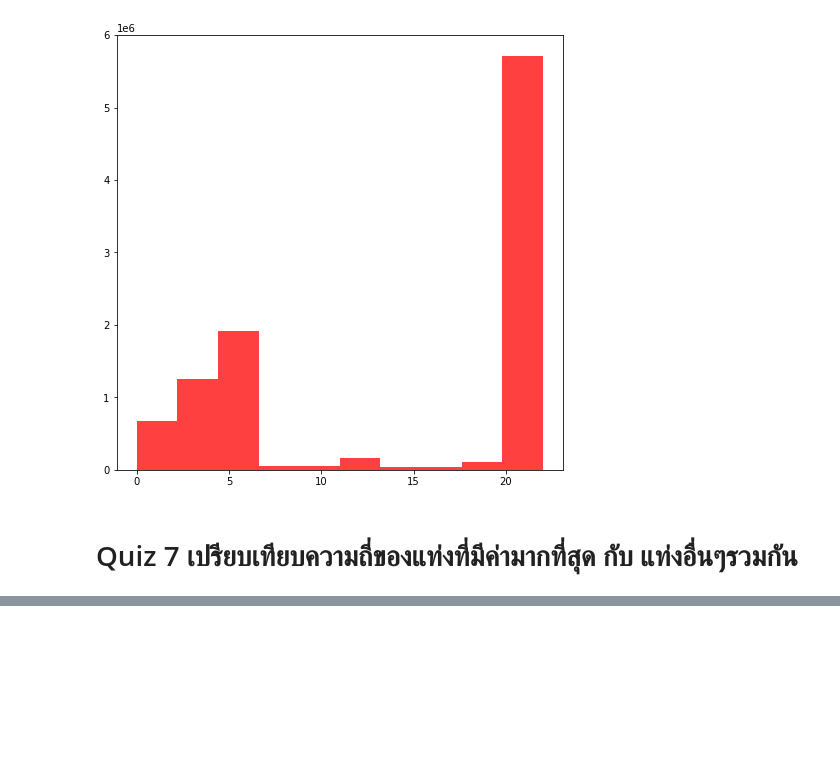
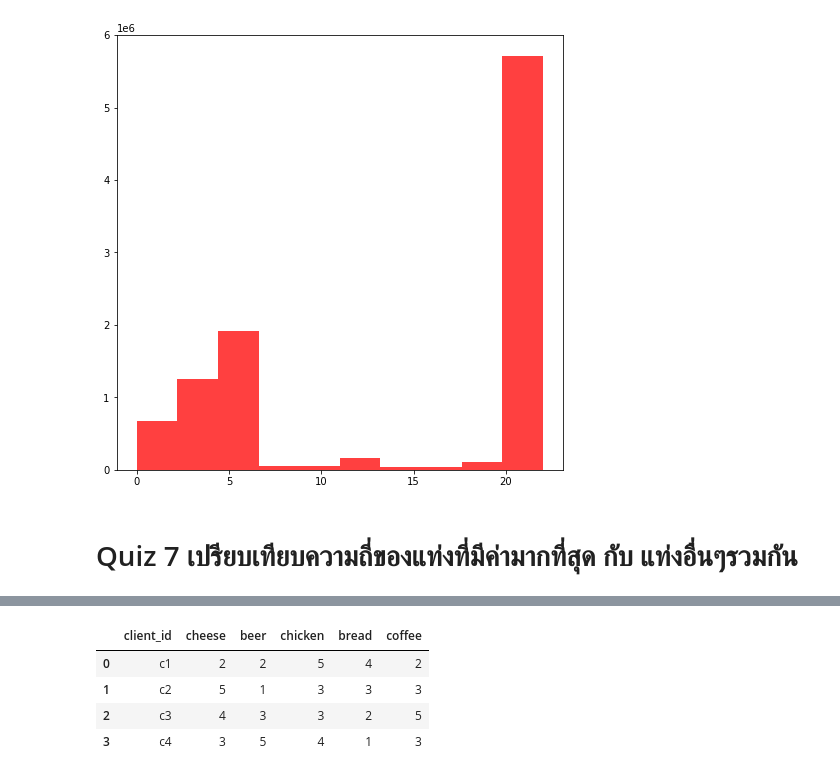
Before and after one commit to bebeam2942/data_viz, a Jupyter notebook: Visualize_Data_Comparison.ipynb, the cells around one changed output, grey strips where cells are left out. Drawn from its saved outputs; the diff is of its cells as text; code cells hidden in the pictures; blank space fills up the shorter version.

```diff
--- a/Visualize_Data_Comparison.ipynb
+++ b/Visualize_Data_Comparison.ipynb
@@ -289,0 +321,15 @@ KeyError: ignored
+# %%
+data = {'client_id' : ['c1' , 'c2' , 'c3' , 'c4'],
+         'cheese' : [2,5,4,3],
+         'beer' : [2,1,3,5],
+         'chicken' : [5,3,3,4],
+        'bread' : [4,3,2,1],
+       'coffee' : [2,3,5,3]}
+df = pd.DataFrame.from_dict(data)
+df
+# %% [output]
+|  | client_id | cheese | beer | chicken | bread | coffee |
+| 0 | c1 | 2 | 2 | 5 | 4 | 2 |
+| 1 | c2 | 5 | 1 | 3 | 3 | 3 |
+| 2 | c3 | 4 | 3 | 3 | 2 | 5 |
+| 3 | c4 | 3 | 5 | 4 | 1 | 3 |
```
Also changed, not shown: parts of 14 cells of this notebook.
